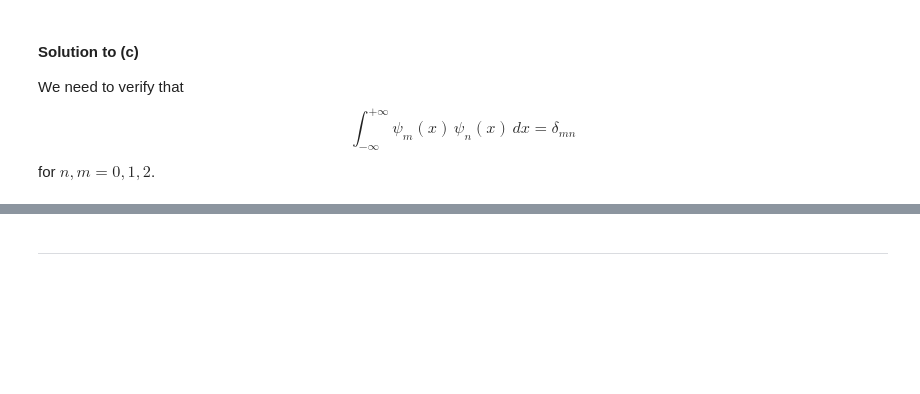
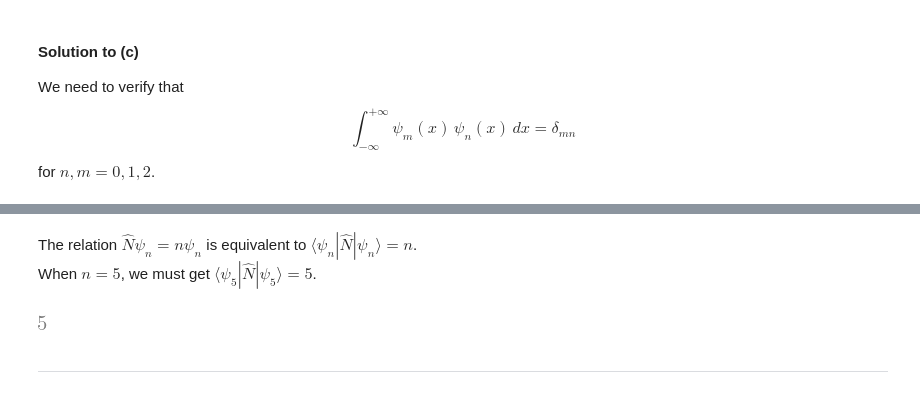
Before and after one commit to uqglmn/qm, a Jupyter notebook: QM_Problem_210.ipynb, the cells around one changed output, grey strips where cells are left out. Cells and saved outputs as stored; diff of their text form; code cells hidden in the pictures; blank space fills up the shorter version.

```diff
--- a/QM_Problem_210.ipynb
+++ b/QM_Problem_210.ipynb
@@ -120,0 +120,10 @@ array([[1., 0., 0.],
+# %%
+# ladder-down operator
+
+def a_minus(𝜓):
+    return sym.simplify( a*(h*sym.diff(𝜓,x,1) + m*w*x*𝜓) )
+
+# number operator
+
+def N(𝜓):
+    return sym.simplify( a_plus(a_minus(𝜓)) )
@@ -121,2 +139,9 @@ array([[1., 0., 0.],
+# %% [markdown]
+The relation $\hat N \psi_n = n \psi_n$ is equivalent to $\langle \psi_n | \hat N | \psi_n \rangle = n$. <br>
+When $n=5$, we must get $\langle \psi_5 | \hat N | \psi_5 \rangle = 5$.
+# %%
+braket(𝜓5,N(𝜓5))
+# %% [output]
+[figure, added]
 # %% [markdown]
 ---
```
Also changed, not shown: parts of 11 cells of this notebook.
